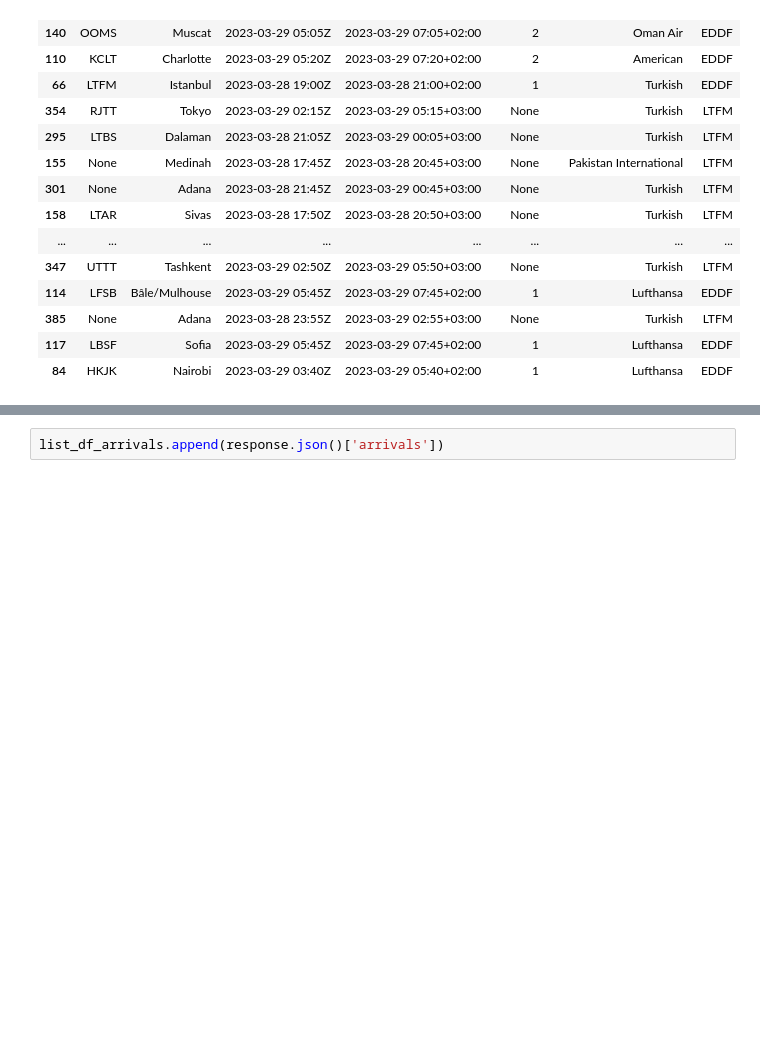
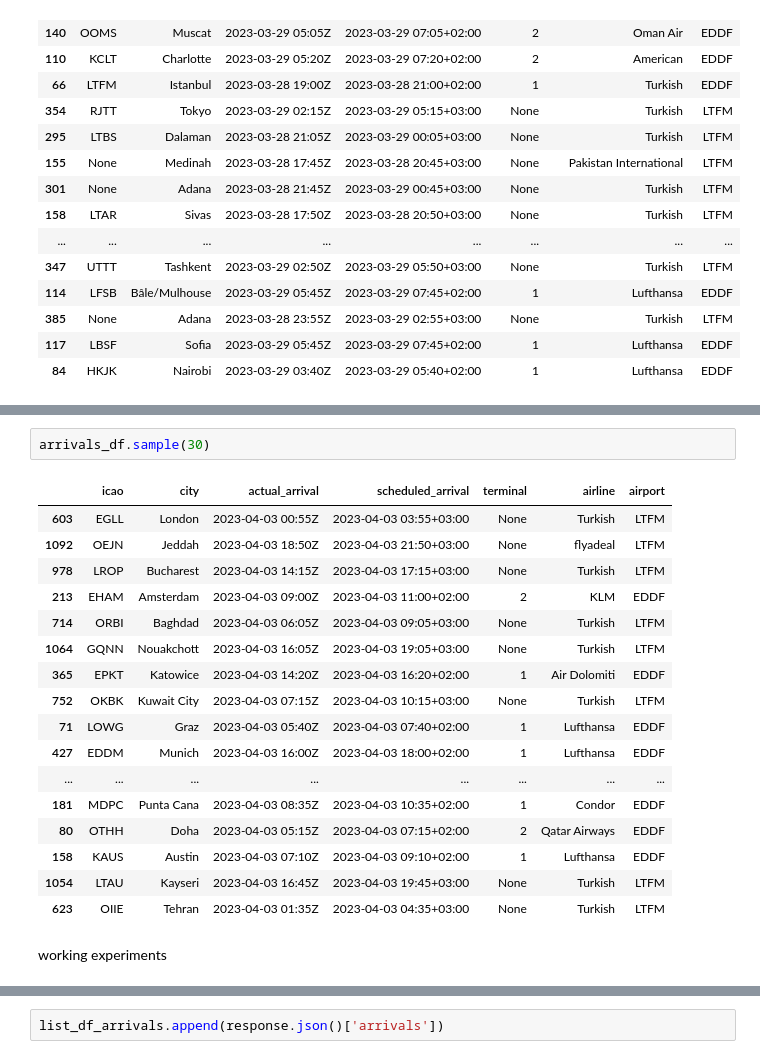
Before and after one commit to Joldon/data_pipelines_cloud, a Jupyter notebook: flight_arrivals.ipynb, the cells around one changed output, grey strips where cells are left out. Cells and saved outputs as stored; diff of their text form; blank space fills up the shorter version.

```diff
--- a/flight_arrivals.ipynb
+++ b/flight_arrivals.ipynb
@@ -338 +445,23 @@ arrivals_df.sample(30)
+# %%
+arrivals_df.sample(30)
+# %% [output]
+|  | icao | city | actual_arrival | scheduled_arrival | terminal | airline | airport |
+| 603 | EGLL | London | 2023-04-03 00:55Z | 2023-04-03 03:55+03:00 | None | Turkish | LTFM |
+| 1092 | OEJN | Jeddah | 2023-04-03 18:50Z | 2023-04-03 21:50+03:00 | None | flyadeal | LTFM |
+| 978 | LROP | Bucharest | 2023-04-03 14:15Z | 2023-04-03 17:15+03:00 | None | Turkish | LTFM |
+| 213 | EHAM | Amsterdam | 2023-04-03 09:00Z | 2023-04-03 11:00+02:00 | 2 | KLM | EDDF |
+| 714 | ORBI | Baghdad | 2023-04-03 06:05Z | 2023-04-03 09:05+03:00 | None | Turkish | LTFM |
+| 1064 | GQNN | Nouakchott | 2023-04-03 16:05Z | 2023-04-03 19:05+03:00 | None | Turkish | LTFM |
+| 365 | EPKT | Katowice | 2023-04-03 14:20Z | 2023-04-03 16:20+02:00 | 1 | Air Dolomiti | EDDF |
+| 752 | OKBK | Kuwait City | 2023-04-03 07:15Z | 2023-04-03 10:15+03:00 | None | Turkish | LTFM |
+| 71 | LOWG | Graz | 2023-04-03 05:40Z | 2023-04-03 07:40+02:00 | 1 | Lufthansa | EDDF |
+| 427 | EDDM | Munich | 2023-04-03 16:00Z | 2023-04-03 18:00+02:00 | 1 | Lufthansa | EDDF |
+| ... | ... | ... | ... | ... | ... | ... | ... |
+| 181 | MDPC | Punta Cana | 2023-04-03 08:35Z | 2023-04-03 10:35+02:00 | 1 | Condor | EDDF |
+| 80 | OTHH | Doha | 2023-04-03 05:15Z | 2023-04-03 07:15+02:00 | 2 | Qatar Airways | EDDF |
+| 158 | KAUS | Austin | 2023-04-03 07:10Z | 2023-04-03 09:10+02:00 | 1 | Lufthansa | EDDF |
+| 1054 | LTAU | Kayseri | 2023-04-03 16:45Z | 2023-04-03 19:45+03:00 | None | Turkish | LTFM |
+| 623 | OIIE | Tehran | 2023-04-03 01:35Z | 2023-04-03 04:35+03:00 | None | Turkish | LTFM |
+# %% [markdown]
+working experiments
 # %%
```
Also changed, not shown: parts of 29 cells of this notebook.
